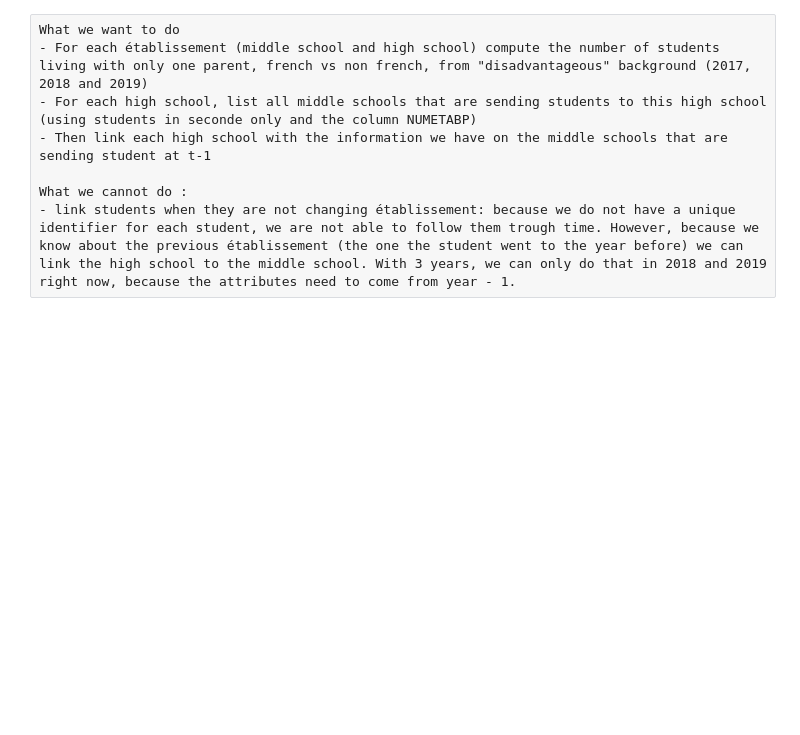
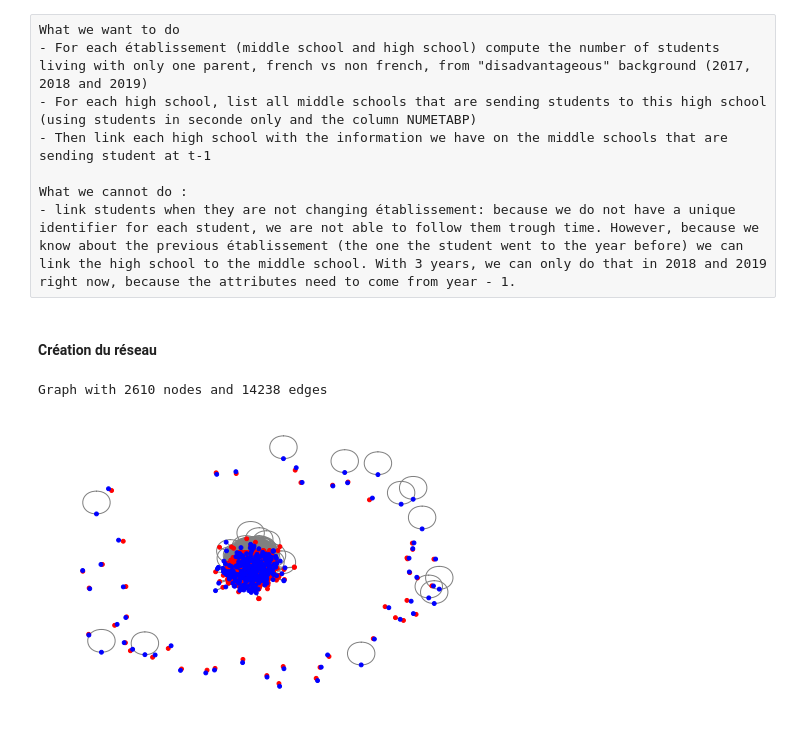
Before and after one commit to chlolv/SRSE_project, a Jupyter notebook: code/Project_0.ipynb, the cells around one changed output. Cells and saved outputs as stored; diff of their text form; code cells hidden in the pictures; blank space fills up the shorter version.

```diff
--- a/code/Project_0.ipynb
+++ b/code/Project_0.ipynb
@@ -70,0 +93,2 @@ array(['001', '069', '038', '039', '042', '073', '-', '071', '074', '014',
+# %%
+idf_18['Academie'] = np.select(conditions, values)
@@ -139,3 +125,6 @@ See the caveats in the documentation: https://pandas.pydata.org/pandas-docs/stab
+# %%
+liste_seconde = ['221114', '221121', '221131', '221141']
+idf_2_18 = idf_18[idf_18['MEFST6'].isin(liste_seconde)]
 # %% [raw]
 What we want to do
 - For each établissement (middle school and high school) compute the number of students living with only one parent, french vs non french, from "disadvantageous" background (2017, 2018 and 2019)
@@ -146,3 +135,34 @@ What we cannot do :
 - link students when they are not changing établissement: because we do not have a unique identifier for each student, we are not able to follow them trough time. However, because we know about the previous établissement (the one the student went to the year before) we can link the high school to the middle school. With 3 years, we can only do that in 2018 and 2019 right now, because the attributes need to come from year - 1.
 # %%
 # columns that we need to compute the values that are interesting
+# %% [markdown]
+#### Création du réseau
+# %%
+eleves_G = nx.Graph()  # start by generating empty graph
+
+
+eleves_G.add_nodes_from(idf_2_18['NUMETABP'], bipartite=0) # collèges
+eleves_G.add_nodes_from(idf_2_18['NUM_ETAB'], bipartite=1) # lycées
+# %%
+eleves_G.add_edges_from([(Collèges, Lycées) for (Collèges, Lycées)
+                          in idf_2_18[['NUMETABP','NUM_ETAB']].to_numpy()])
+# %%
+print(nx.info(eleves_G))
+# %% [output]
+Graph with 2610 nodes and 14238 edges
+# %%
+node_color = []
+
+# then, for each node in the graph
+for node in eleves_G.nodes(data=True):
+    # if the node has the attribute bipartite = 0 (company), make it red
+    if node[1]['bipartite']==0:
+        node_color.append('red')
+    # if the node has the attribute bipartite = 1 (director), make it blue
+    elif node[1]['bipartite']==1:
+        node_color.append('blue')
+
+    # draw graph with node attribute color
+nx.draw(eleves_G, with_labels=False, node_size = 15, node_color=node_color, edge_color = "gray")
+# %% [output]
+[figure, added]
```
Also changed, not shown: parts of 8 cells of this notebook.
